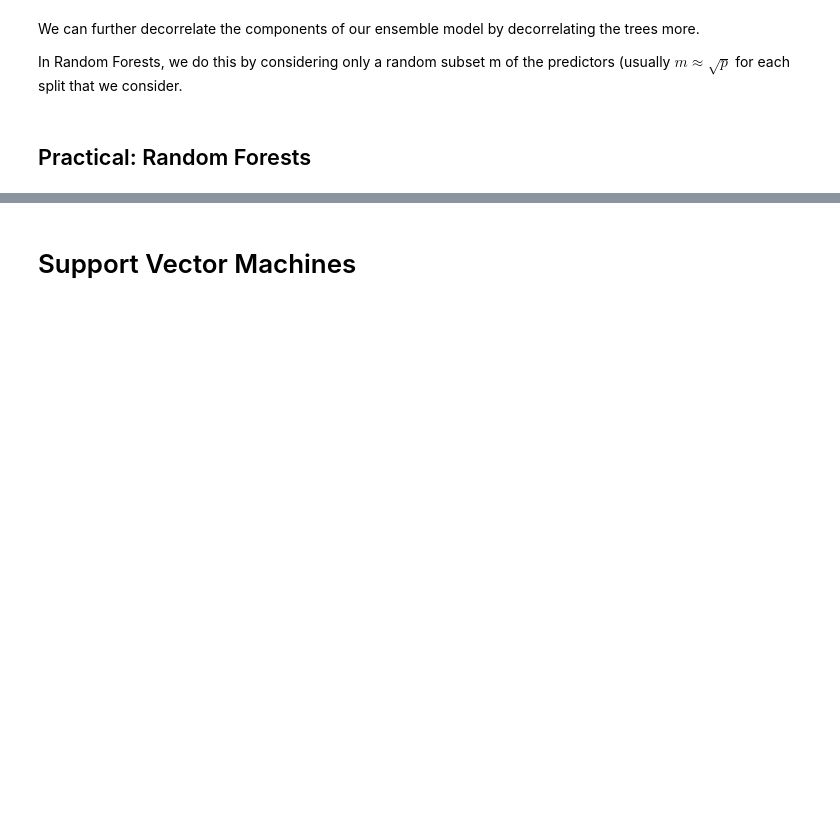
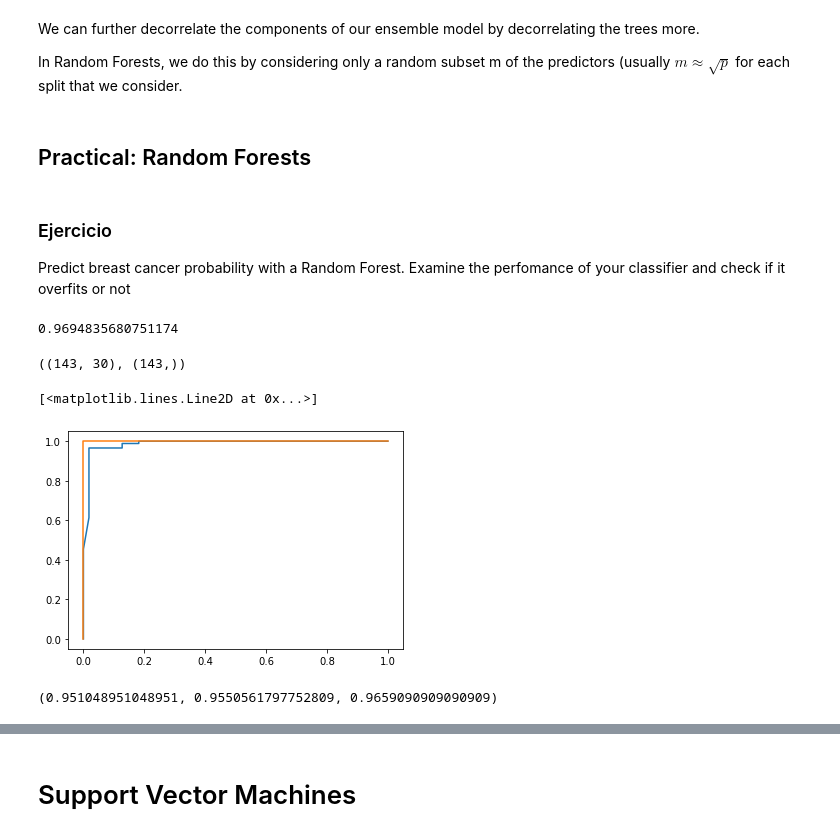
Before and after one commit to robertomanzanolopez/master-kschool, a Jupyter notebook: 08_Aprendizaje_supervisado_con_python/02-supervised_ml_II.empty.ipynb, the cells around one changed output, grey strips where cells are left out. Cells and saved outputs as stored; diff of their text form; code cells hidden in the pictures; blank space fills up the shorter version.

```diff
--- a/08_Aprendizaje_supervisado_con_python/02-supervised_ml_II.empty.ipynb
+++ b/08_Aprendizaje_supervisado_con_python/02-supervised_ml_II.empty.ipynb
@@ -638,3 +637,34 @@ We can further decorrelate the components of our ensemble model by decorrelating
 In Random Forests, we do this by considering only a random subset m of the predictors (usually $m \approx \sqrt{p}$ for each split that we consider.
 # %% [markdown]
 ## Practical: Random Forests
+# %% [markdown]
+### Ejercicio
+
+Predict breast cancer probability with a Random Forest. Examine the perfomance of your classifier and check if it overfits or not
+# %%
+#%config Completer.use_jedi = False
+import pandas as pd
+import numpy as np
+import matplotlib.pyplot as plt
+from sklearn import datasets
+from sklearn.linear_model import LogisticRegression
+from sklearn.model_selection import train_test_split
+from sklearn.ensemble import RandomForestClassifier
+
+breast_cancer = datasets.load_breast_cancer(as_frame=True)
+
+breast_X = breast_cancer['data']
+breast_y = breast_cancer['target']
+
+rf = RandomForestClassifier(oob_score=True)
+
+X_train, X_test, y_train, y_test = train_test_split(breast_X, breast_y)
+rf.fit(X_train, y_train)
+
+rf.oob_score_
+# %% [output]
+0.9694835680751174
+# %%
+X_test.shape, y_test.shape
+# %% [output]
+((143, 30), (143,))
@@ -640,0 +673,24 @@ In Random Forests, we do this by considering only a random subset m of the predi
+# %%
+from sklearn.metrics import roc_auc_score, roc_curve
+
+fpr, tpr, thresholds = roc_curve(y_test, rf.predict_proba(X_test)[:,1])
+plt.plot(fpr, tpr)
+
+
+fpr, tpr, thresholds = roc_curve(y_train, rf.predict_proba(X_train)[:,1])
+plt.plot(fpr, tpr)
+# %% [output]
+[<matplotlib.lines.Line2D at 0x...>]
+[figure, added]
+# %%
+# By Dani
+
+from sklearn.metrics import accuracy_score, precision_score, recall_score, f1_score, roc_auc_score
+
+
+y_hat = rf.predict(X_test)
+probs = rf.predict_proba(X_test)
+
+accuracy_score(y_test, y_hat), precision_score(y_test, y_hat), recall_score(y_test, y_hat)
+# %% [output]
+(0.951048951048951, 0.9550561797752809, 0.9659090909090909)
```
Also changed, not shown: parts of 11 cells of this notebook, 2 other files.
